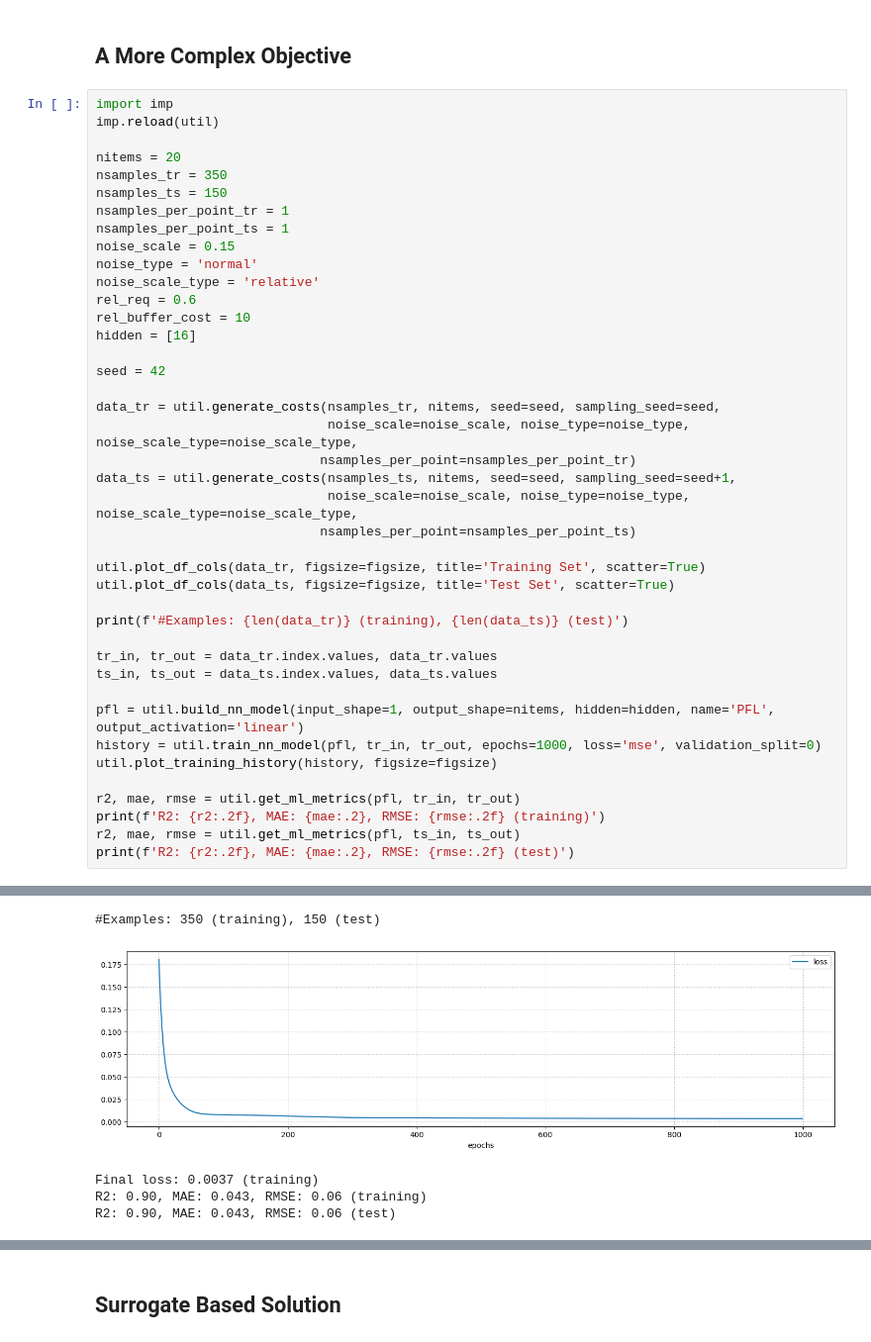
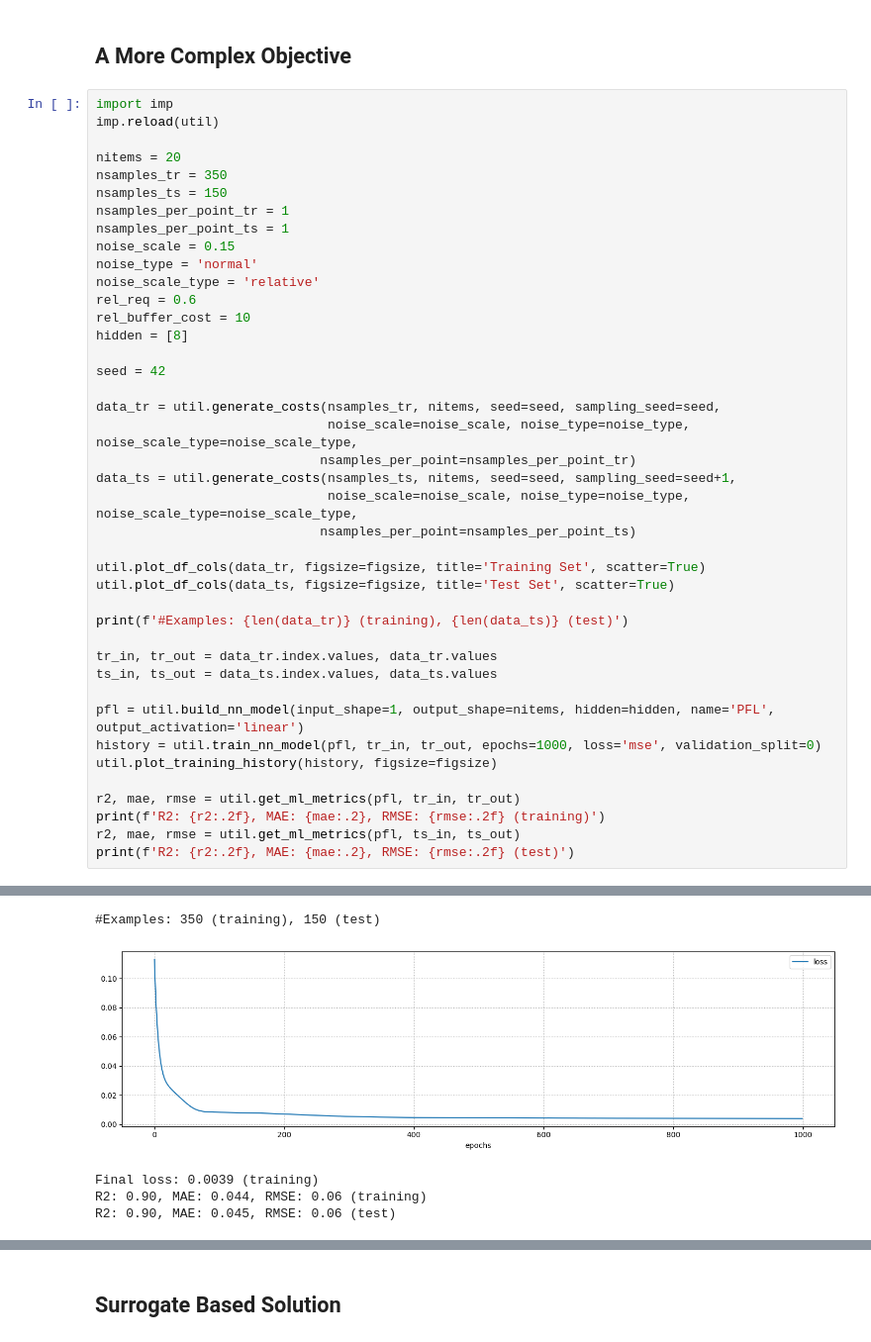
Before and after one commit to lompabo/acp_summer_school_2023, a Jupyter notebook: ZZZ. 04. Downscaling Problem Complexity.ipynb, the cells around one changed output, grey strips where cells are left out. Shown at 99% size. Cells and saved outputs as stored; diff of their text form.

```diff
--- a/ZZZ. 04. Downscaling Problem Complexity.ipynb
+++ b/ZZZ. 04. Downscaling Problem Complexity.ipynb
@@ -37,41 +37,41 @@ noise_type = 'normal'
 noise_scale_type = 'relative'
 rel_req = 0.6
 rel_buffer_cost = 10
-hidden = [16]
+hidden = [8]
 
 seed = 42
 
 data_tr = util.generate_costs(nsamples_tr, nitems, seed=seed, sampling_seed=seed,
                               noise_scale=noise_scale, noise_type=noise_type, noise_scale_type=noise_scale_type,
                              nsamples_per_point=nsamples_per_point_tr)
 data_ts = util.generate_costs(nsamples_ts, nitems, seed=seed, sampling_seed=seed+1,
                               noise_scale=noise_scale, noise_type=noise_type, noise_scale_type=noise_scale_type,
                              nsamples_per_point=nsamples_per_point_ts)
 
 util.plot_df_cols(data_tr, figsize=figsize, title='Training Set', scatter=True)
 util.plot_df_cols(data_ts, figsize=figsize, title='Test Set', scatter=True)
 
 print(f'#Examples: {len(data_tr)} (training), {len(data_ts)} (test)')
 
 tr_in, tr_out = data_tr.index.values, data_tr.values
 ts_in, ts_out = data_ts.index.values, data_ts.values
 
 pfl = util.build_nn_model(input_shape=1, output_shape=nitems, hidden=hidden, name='PFL', output_activation='linear')
 history = util.train_nn_model(pfl, tr_in, tr_out, epochs=1000, loss='mse', validation_split=0)
 util.plot_training_history(history, figsize=figsize)
 
 r2, mae, rmse = util.get_ml_metrics(pfl, tr_in, tr_out)
 print(f'R2: {r2:.2f}, MAE: {mae:.2}, RMSE: {rmse:.2f} (training)')
 r2, mae, rmse = util.get_ml_metrics(pfl, ts_in, ts_out)
 print(f'R2: {r2:.2f}, MAE: {mae:.2}, RMSE: {rmse:.2f} (test)')
 # %% [output]
 [figure]
 [figure]
 #Examples: 350 (training), 150 (test)
-[figure, old version]
+[figure, new version]
-Final loss: 0.0037 (training)
-R2: 0.90, MAE: 0.043, RMSE: 0.06 (training)
-R2: 0.90, MAE: 0.043, RMSE: 0.06 (test)
+Final loss: 0.0039 (training)
+R2: 0.90, MAE: 0.044, RMSE: 0.06 (training)
+R2: 0.90, MAE: 0.045, RMSE: 0.06 (test)
 # %%
 import imp
 imp.reload(util)
```
Also changed, not shown: parts of 4 cells of this notebook, 21 other files.
